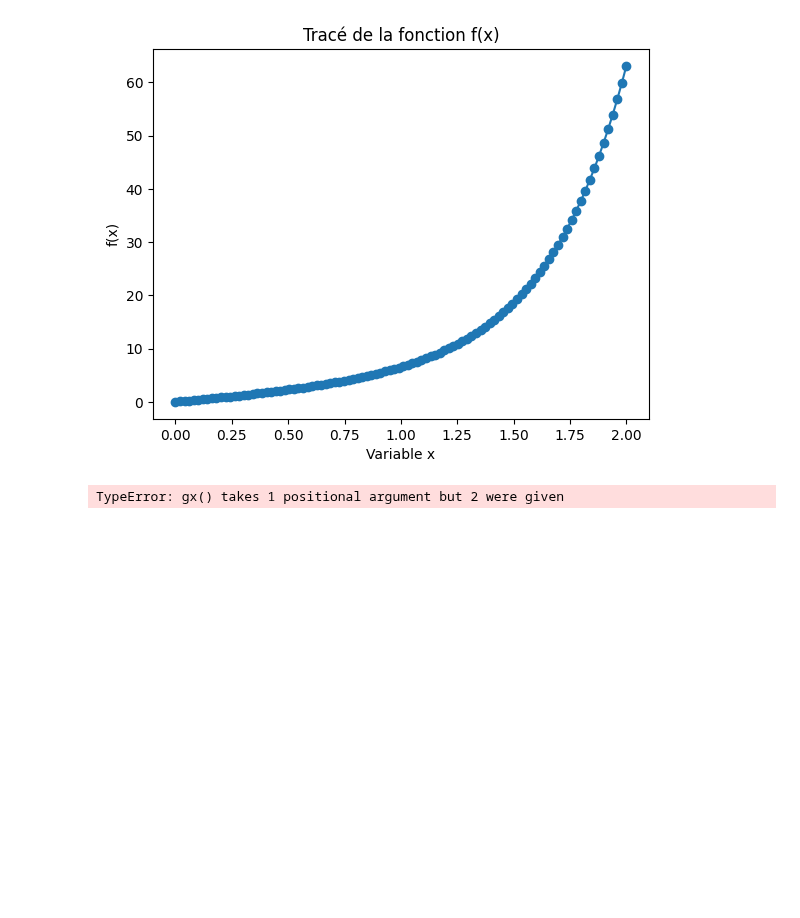
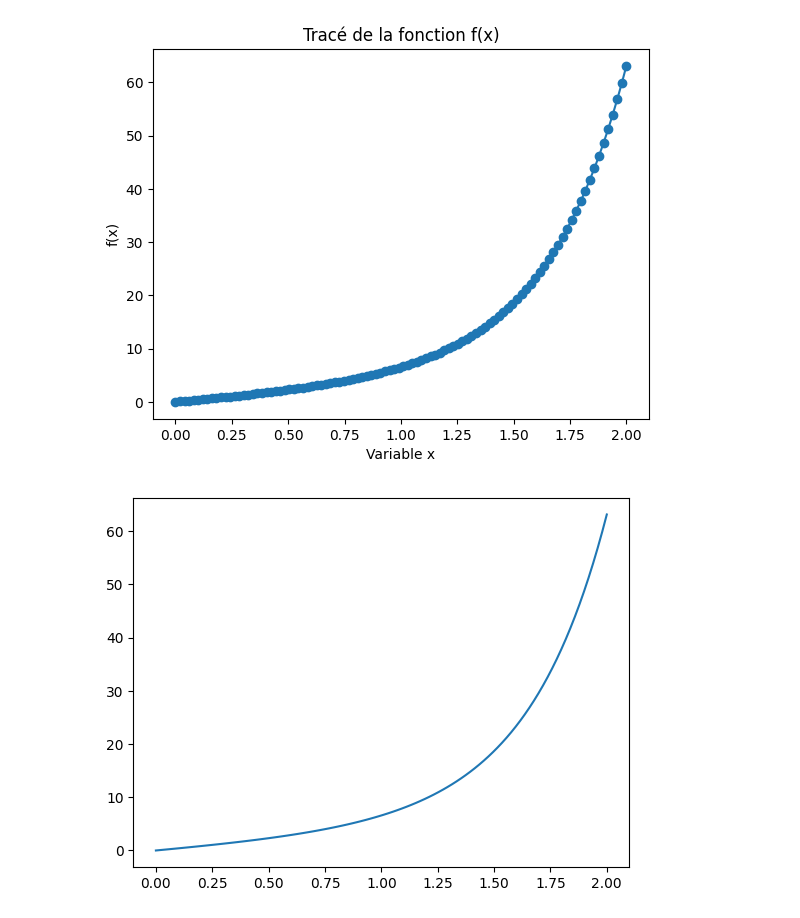
Before and after one commit to Kryptos1015/math-related, a Jupyter notebook: Tp1/tp1.ipynb, the cells around one changed output. Drawn from its saved outputs; the diff is of its cells as text; code cells hidden in the pictures; blank space fills up the shorter version.

```diff
--- a/Tp1/tp1.ipynb
+++ b/Tp1/tp1.ipynb
@@ -68,14 +68,13 @@ pl.show()
 # %%
 # Exercise 4: Résolution numérique d'une équation différentielle ordinaire
 
 dy_dx = 0 # pour x = 0
 
-def gx(x):
+def gx(y, x):
     return (a * math.exp(a*x) * (((-w - a) / ((2*a) * (w**2 - a**2))) + v)) + (-a * math.exp(-a * x) * (((w-a) / ((2*a) * (w**2 - a**2))) - v)) + ((w * (math.exp(w*x))) / (w**2 - a**2))
 
-solution = odeint(gx, dy_dx, x_vars)
-y = solution[:, 0]
-pl.plot(x_vars, y)
+g_y = odeint(gx, dy_dx, x_vars)
+pl.plot(x_vars, g_y)
 pl.show()
 # %% [output]
-TypeError: gx() takes 1 positional argument but 2 were given
+[figure, added]
```
